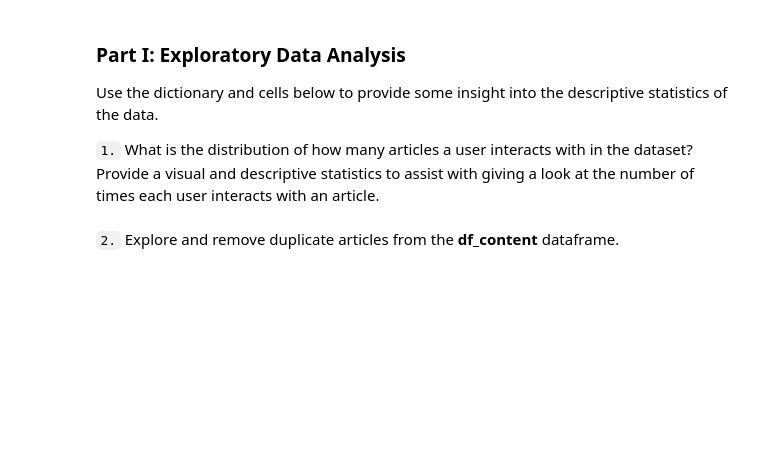
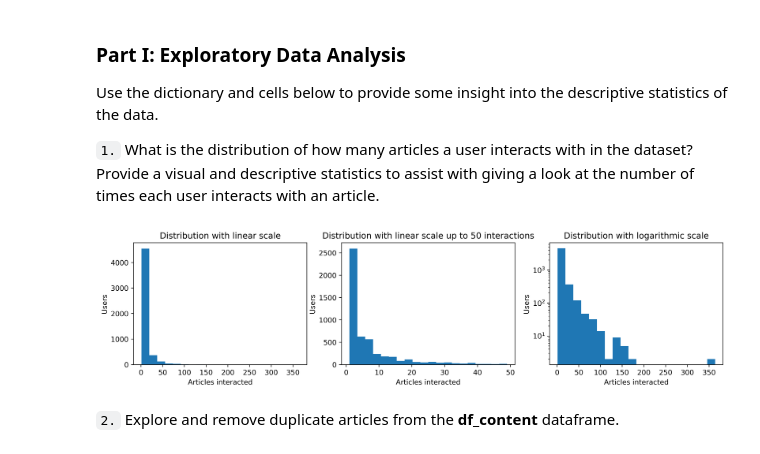
Before and after one commit to gabrieltempass/article-recommendation-engine, a Jupyter notebook: notebook/Recommendations with IMB.ipynb, the cells around one changed output. Saved outputs shown, nothing was run; the diff lists cells and outputs as text; code cells hidden in the pictures; blank space fills up the shorter version.

```diff
--- a/notebook/Recommendations with IMB.ipynb
+++ b/notebook/Recommendations with IMB.ipynb
@@ -28,10 +28,7 @@ import pickle
 
 %matplotlib inline
 
-df = pd.read_csv('data/user-item-interactions.csv')
-df_content = pd.read_csv('data/articles_community.csv')
-del df['Unnamed: 0']
-del df_content['Unnamed: 0']
+df_interactions = pd.read_csv('../data/user_item_interactions.csv')
+df_content = pd.read_csv('../data/articles_community.csv')
 
-# Show df to get an idea of the data
-df.head()
+df_interactions.head()
@@ -44,6 +128,35 @@ df_content.head()
 Use the dictionary and cells below to provide some insight into the descriptive statistics of the data.
 
 `1.` What is the distribution of how many articles a user interacts with in the dataset? Provide a visual and descriptive statistics to assist with giving a look at the number of times each user interacts with an article.
+# %%
+df_interactions_per_user = df_interactions.groupby('email').count()
+# %%
+df_plot_linear = df_interactions_per_user.drop(columns='title')
+df_plot_linear_50 = df_plot_linear[df_plot_linear['article_id']<50]
+# %%
+plt.figure(figsize=(15,7), dpi=500)
+
+plt.subplot(2, 3, 1)
+plt.hist(x=df_plot_linear, bins= 20)
+plt.xlabel('Articles interacted')
+plt.ylabel('Users')
+plt.title('Distribution with linear scale')
+
+plt.subplot(2, 3, 2)
+plt.hist(x=df_plot_linear_50, bins= 20)
+plt.xlabel('Articles interacted')
+plt.ylabel('Users')
+plt.title('Distribution with linear scale up to 50 interactions')
+
+plt.subplot(2, 3, 3)
+plt.hist(x=df_plot_linear, bins= 20, log=True)
+plt.xlabel('Articles interacted')
+plt.ylabel('Users')
+plt.title('Distribution with logarithmic scale')
+
+plt.show();
+# %% [output]
+[figure, added]
 # %%
 # Fill in the median and maximum number of user_article interactios below
 
```
Also changed, not shown: parts of 13 cells of this notebook, 6 other files.
